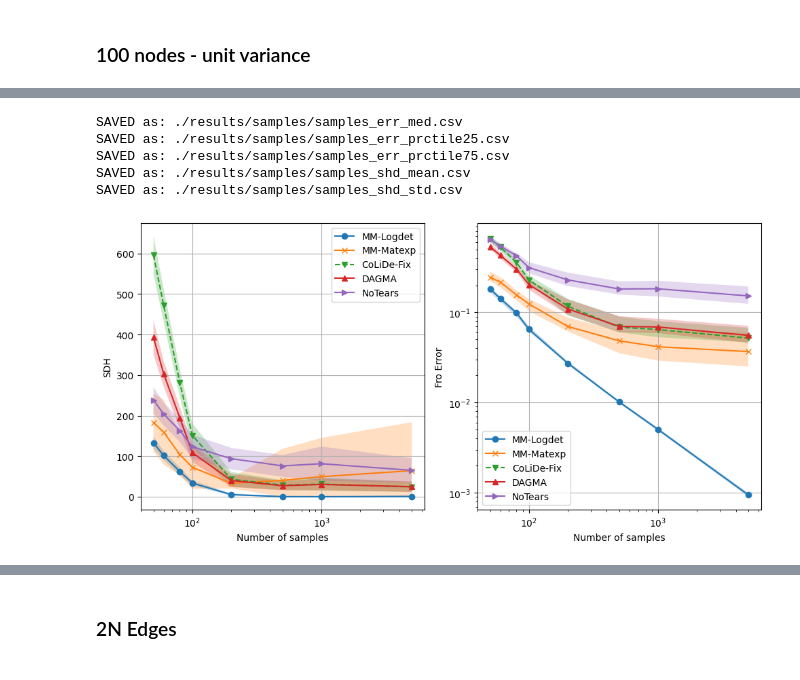
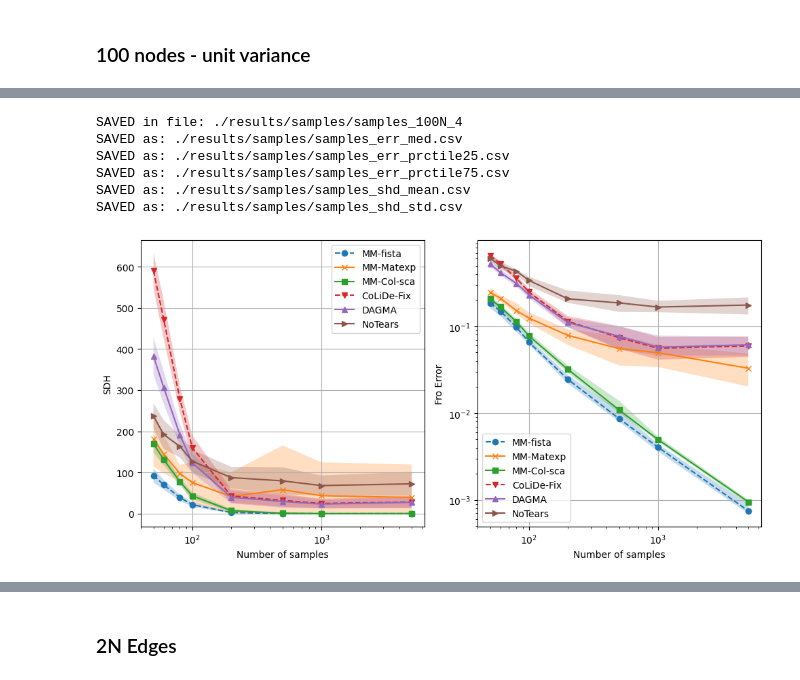
Before and after one commit to reysam93/cvx_dag_learning, a Jupyter notebook: number_samples.ipynb, the cells around one changed output, grey strips where cells are left out. Drawn from its saved outputs; the diff is of its cells as text; code cells hidden in the pictures.

```diff
--- a/number_samples.ipynb
+++ b/number_samples.ipynb
@@ -85,21 +85,29 @@ def run_samples_exp(g, data_p, N_samples, exps, thr=.2, verb=False):
 ## Without standarizing
 # %%
 n_dags = 50
-N_samples = [50, 60, 80, 100, 200, 500, 1000, 5000]
+N_samples = np.array( [50, 60, 80, 100, 200, 500, 1000, 5000] )
 
 # DEFINE EXPERIMENTS
 Exps = [
+  # MM + Cvx DAGMA
   {'model': MetMulDagma, 'args': {'stepsize': 3e-4, 'alpha_0': .01, 'rho_0': .05, 's': 1, 'lamb': 1e-1,
    'iters_in': 10000, 'iters_out': 10, 'beta': 2}, 'init': {'primal_opt': 'adam', 'acyclicity': 'logdet'},
    'adapt_lamb': True, 'standarize': False, 'fmt': 'o-', 'leg': 'MM-Logdet'},
 
-  {'model': MetMulDagma, 'args': {'stepsize': 3e-4, 'alpha_0': .01, 'rho_0': .05, 's': 1, 'lamb': .05,
-   'iters_in': 10000, 'iters_out': 10, 'beta': 2}, 'init': {'primal_opt': 'adam', 'acyclicity': 'logdet'},
-   'adapt_lamb': False, 'standarize': False, 'fmt': 'o--', 'leg': 'MM-Logdet-fix'},
+  {'model': MetMulDagma, 'args': {'stepsize': 1e-5, 'alpha_0': .01, 'rho_0': .01, 's': 1, 'lamb': .2, 'iters_in': 5000,
+     'iters_out': 50, 'beta': 1.5}, 'init': {'acyclicity': 'logdet', 'primal_opt': 'fista', 'restart': True},
+     'adapt_lamb': True, 'standarize': False, 'fmt': 'o--', 'leg': 'MM-fista'},
 
+   ## MM + CvxNoTears
   {'model': MetMulDagma, 'args': {'stepsize': 1e-5, 'alpha_0': 1, 'rho_0': 10, 's': 1, 'lamb': .1, 'iters_in': 10000,
-   'iters_out': 10, 'beta': 5, 'tol': 1e-5}, 'init': {'acyclicity': 'matexp', 'primal_opt': 'fista'}, 'standarize': False,
-   'adapt_lamb': True, 'fmt': 'x-', 'leg': 'MM-Matexp'},
+   'iters_out': 10, 'beta': 5, 'tol': 1e-5}, 'init': {'acyclicity': 'matexp', 'primal_opt': 'fista'},
+   'adapt_lamb': True, 'standarize': False, 'fmt': 'x-', 'leg': 'MM-Matexp'},
+
+  # MM + Cvx COLIDE
+  {'model': MetMulColide, 'args': {'stepsize': 3e-4, 'alpha_0': .01, 'rho_0': .05, 's': 1, 'lamb': .1, 'iters_in': 20000,
+     'iters_out': 10, 'beta': 2, 'sca_adam': True}, 'init': {'acyclicity': 'logdet', 'primal_opt': 'sca'},
+     'adapt_lamb': True, 'standarize': False, 'fmt': 's-', 'leg': 'MM-Col-sca'},
+
 
   # Colide
   {'model': colide_ev, 'args': {'lambda1': .05, 'T': 4, 's': [1.0, .9, .8, .7], 'warm_iter': 2e4,
@@ -282,35 +230,36 @@ if SAVE:
     np.savez(file_name, shd=shd, tpr=tpr, fdr=fdr, fscore=fscore, err=err,
              acyc=acyc, runtime=runtime, dag_count=dag_count, exps=Exps,
              xvals=N_samples)
     print('SAVED in file:', file_name)
 
     agg_error = np.median(err, axis=0)
     utils.data_to_csv(f'{PATH}samples_err_med.csv', Exps, N_samples, agg_error)
     prctile25 = np.percentile(err, 25, axis=0)
     utils.data_to_csv(f'{PATH}samples_err_prctile25.csv', Exps, N_samples, prctile25)
     prctile75 = np.percentile(err, 75, axis=0)
     utils.data_to_csv(f'{PATH}samples_err_prctile75.csv', Exps, N_samples, prctile75)
 
     agg_shd = np.mean(err, axis=0)
     utils.data_to_csv(f'{PATH}samples_shd_mean.csv', Exps, N_samples, agg_shd)
     std_shd = np.std(err, axis=0)
     utils.data_to_csv(f'{PATH}samples_shd_std.csv', Exps, N_samples, std_shd)
 
-skip = [1, 4]
+skip = [0, 5]  # [1, 4]
 
 fig, axes = plt.subplots(1, 2, figsize=(10, 5))
 utils.plot_data(axes[0], shd, Exps, N_samples, 'Number of samples', 'SDH', skip,
                 agg='mean', deviation='std', alpha=0.25)
 utils.plot_data(axes[1], err, Exps, N_samples, 'Number of samples', 'Fro Error', skip,
                 agg='median', deviation='prctile', alpha=0.25, plot_func='loglog')
 plt.tight_layout()
 # %% [output]
+SAVED in file: ./results/samples/samples_100N_4
 SAVED as: ./results/samples/samples_err_med.csv
 SAVED as: ./results/samples/samples_err_prctile25.csv
 SAVED as: ./results/samples/samples_err_prctile75.csv
 SAVED as: ./results/samples/samples_shd_mean.csv
 SAVED as: ./results/samples/samples_shd_std.csv
-[figure, old version]
+[figure, new version]
 # %%
 skip = [] # [2]
 utils.plot_all_metrics(shd, tpr, fdr, fscore, err, acyc, runtime, dag_count, N_samples, Exps,
```
Also changed, not shown: parts of 15 cells of this notebook, 5 other files.
